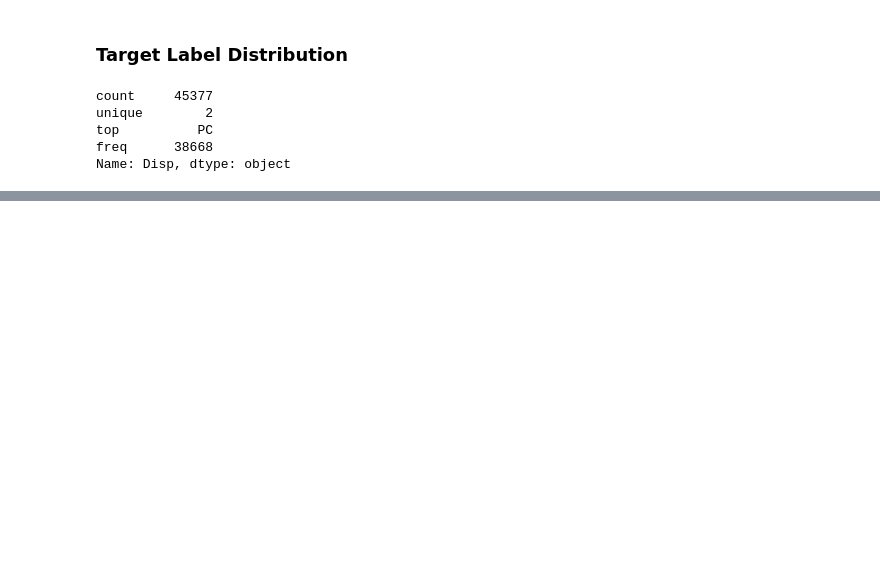
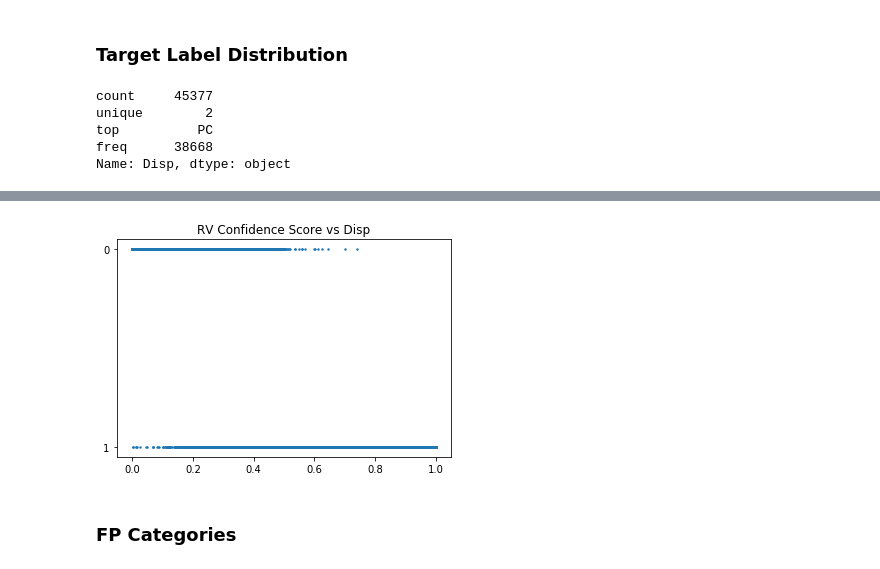
Before and after one commit to yutarochan/DS440, a Jupyter notebook: notebooks/TCES Analysis.ipynb, the cells around one changed output, grey strips where cells are left out. Drawn from its saved outputs; the diff is of its cells as text; code cells hidden in the pictures; blank space fills up the shorter version.

```diff
--- a/notebooks/TCES Analysis.ipynb
+++ b/notebooks/TCES Analysis.ipynb
@@ -33,0 +115,8 @@ KeyboardInterrupt:
+# %%
+plt.scatter(df['Score'], df['Disp'], s=2)
+plt.title('RV Confidence Score vs Disp')
+plt.show()
+# %% [output]
+[figure, added]
+# %% [markdown]
+### FP Categories
```
Also changed, not shown: parts of 25 cells of this notebook, 3 other files.
